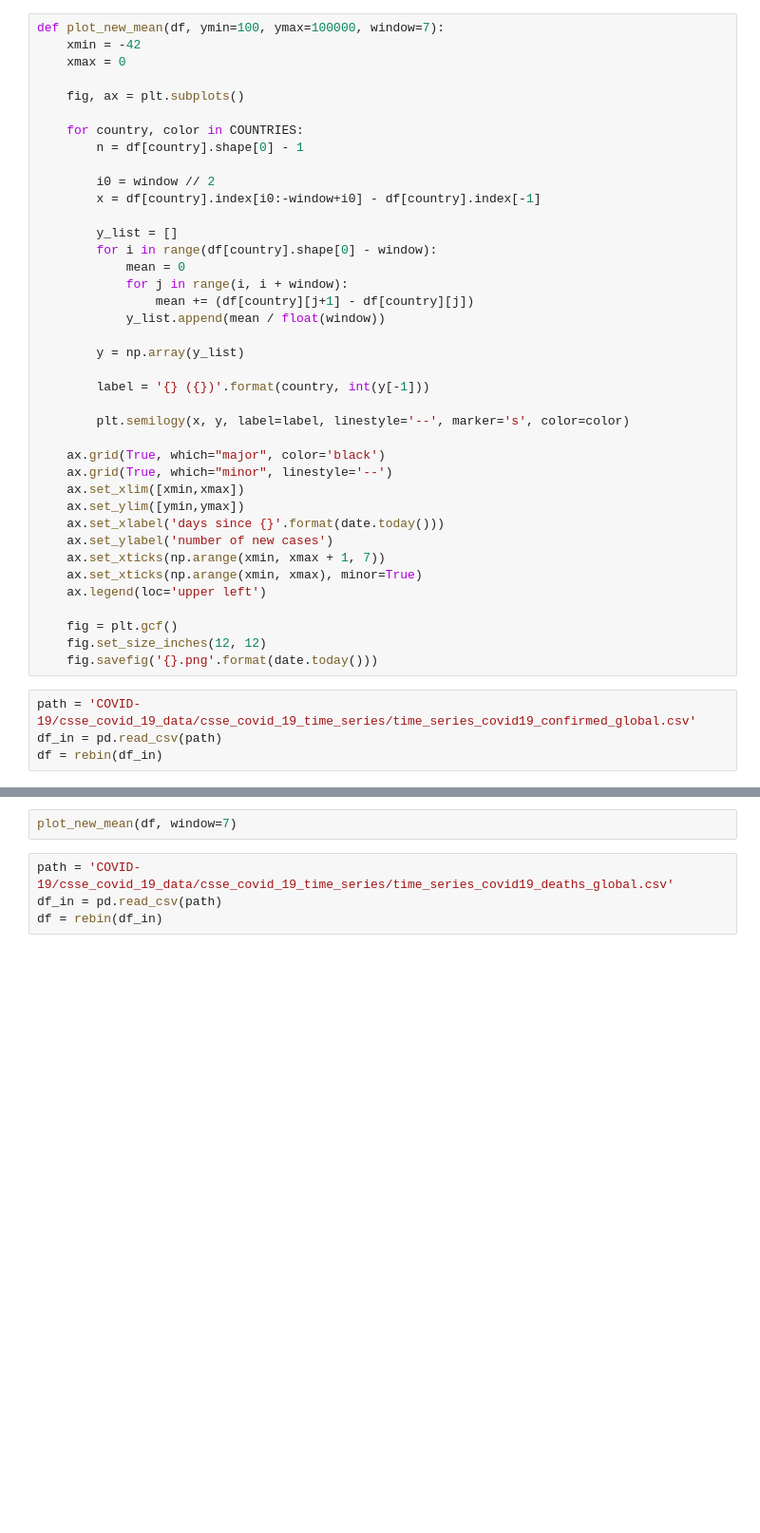
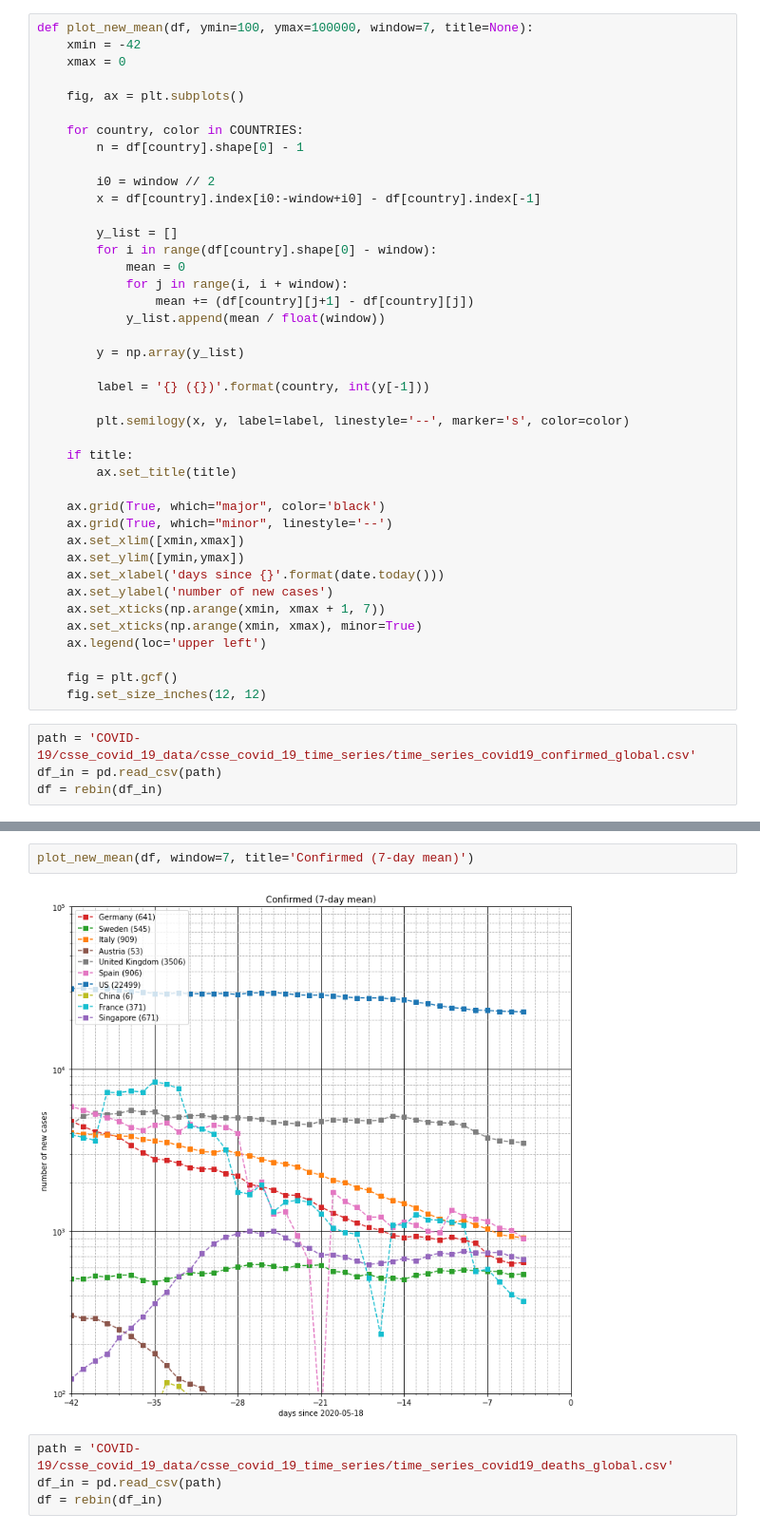
Before and after one commit to jochenklar/corona, a Jupyter notebook: corona.ipynb, the cells around one changed output, grey strips where cells are left out. Shown at 95% size. Cells and saved outputs as stored; diff of their text form; blank space fills up the shorter version.

```diff
--- a/corona.ipynb
+++ b/corona.ipynb
@@ -105,5 +110,5 @@ def plot_new(df, ymin=100, ymax=100000):
 # %%
-def plot_new_mean(df, ymin=100, ymax=100000, window=7):
+def plot_new_mean(df, ymin=100, ymax=100000, window=7, title=None):
     xmin = -42
     xmax = 0
 
@@ -128,6 +133,9 @@ def plot_new_mean(df, ymin=100, ymax=100000, window=7):
 
         plt.semilogy(x, y, label=label, linestyle='--', marker='s', color=color)
 
+    if title:
+        ax.set_title(title)
+
     ax.grid(True, which="major", color='black')
     ax.grid(True, which="minor", linestyle='--')
     ax.set_xlim([xmin,xmax])
@@ -140,7 +148,6 @@ def plot_new_mean(df, ymin=100, ymax=100000, window=7):
 
     fig = plt.gcf()
     fig.set_size_inches(12, 12)
-    fig.savefig('{}.png'.format(date.today()))
 # %%
 path = 'COVID-19/csse_covid_19_data/csse_covid_19_time_series/time_series_covid19_confirmed_global.csv'
 df_in = pd.read_csv(path)
@@ -152,5 +163,7 @@ plot_new(df)
 # %%
-plot_new_mean(df, window=7)
+plot_new_mean(df, window=7, title='Confirmed (7-day mean)')
+# %% [output]
+[figure, added]
 # %%
 path = 'COVID-19/csse_covid_19_data/csse_covid_19_time_series/time_series_covid19_deaths_global.csv'
 df_in = pd.read_csv(path)
```
Also changed, not shown: parts of 11 cells of this notebook.
